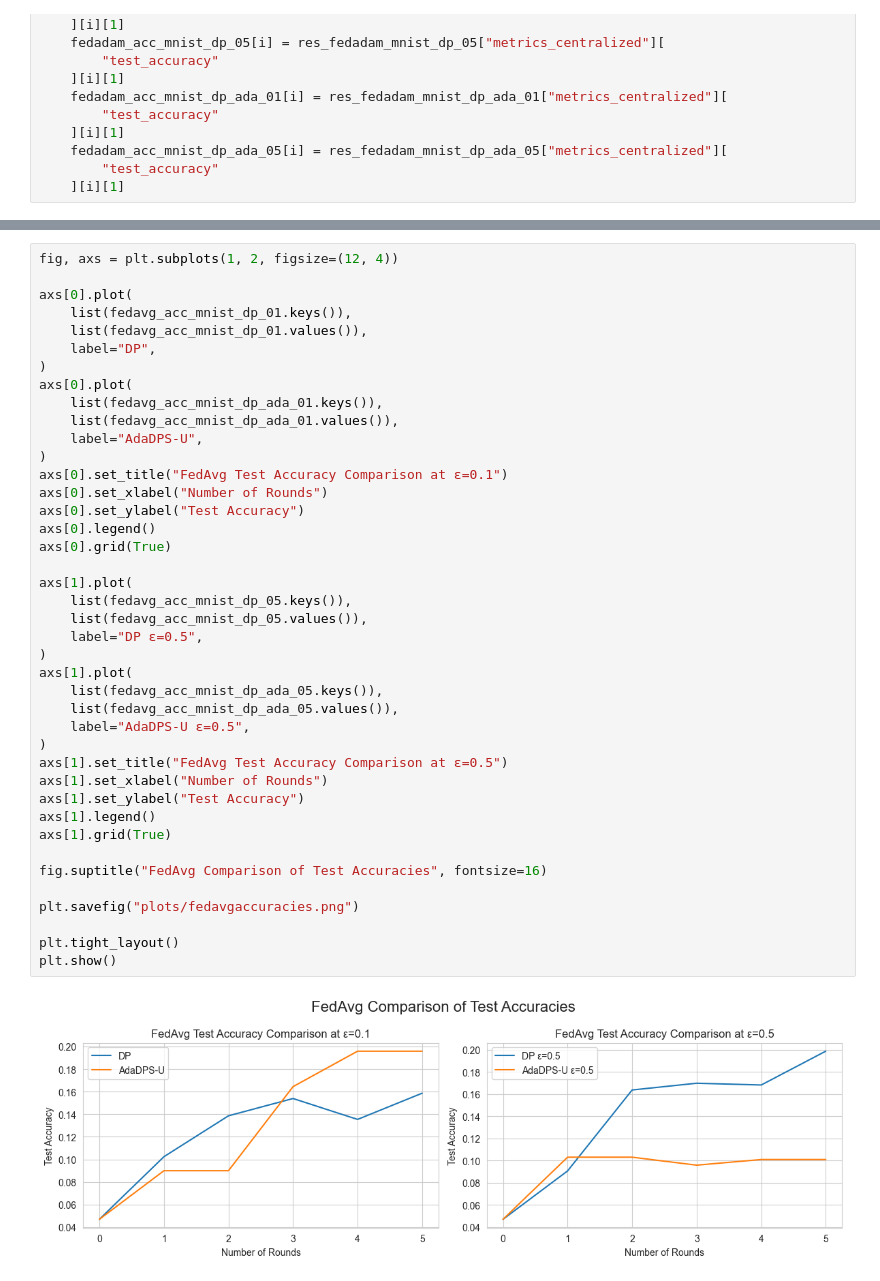
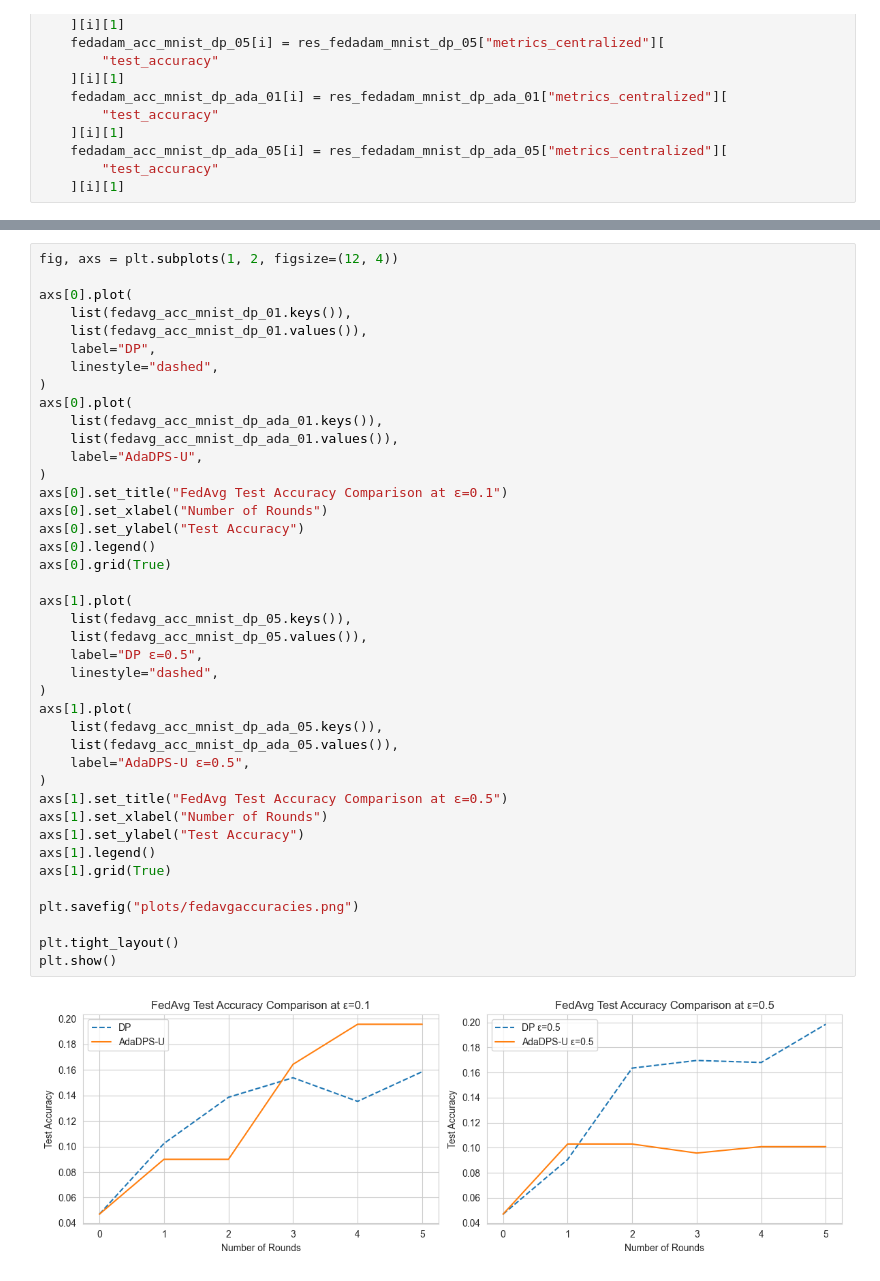
Before and after one commit to elliev7/fl-practical-project, a Jupyter notebook: plotting/data_analysis.ipynb, the cells around one changed output, grey strips where cells are left out. Drawn from its saved outputs; the diff is of its cells as text.

```diff
--- a/plotting/data_analysis.ipynb
+++ b/plotting/data_analysis.ipynb
@@ -271,42 +275,42 @@ axs[0].plot(
     list(fedavg_acc_mnist_dp_01.keys()),
     list(fedavg_acc_mnist_dp_01.values()),
     label="DP",
+    linestyle="dashed",
 )
 axs[0].plot(
     list(fedavg_acc_mnist_dp_ada_01.keys()),
     list(fedavg_acc_mnist_dp_ada_01.values()),
     label="AdaDPS-U",
 )
 axs[0].set_title("FedAvg Test Accuracy Comparison at ε=0.1")
 axs[0].set_xlabel("Number of Rounds")
 axs[0].set_ylabel("Test Accuracy")
 axs[0].legend()
 axs[0].grid(True)
 
 axs[1].plot(
     list(fedavg_acc_mnist_dp_05.keys()),
     list(fedavg_acc_mnist_dp_05.values()),
     label="DP ε=0.5",
+    linestyle="dashed",
 )
 axs[1].plot(
     list(fedavg_acc_mnist_dp_ada_05.keys()),
     list(fedavg_acc_mnist_dp_ada_05.values()),
     label="AdaDPS-U ε=0.5",
 )
 axs[1].set_title("FedAvg Test Accuracy Comparison at ε=0.5")
 axs[1].set_xlabel("Number of Rounds")
 axs[1].set_ylabel("Test Accuracy")
 axs[1].legend()
 axs[1].grid(True)
 
-fig.suptitle("FedAvg Comparison of Test Accuracies", fontsize=16)
-
 plt.savefig("plots/fedavgaccuracies.png")
 
 plt.tight_layout()
 plt.show()
 # %% [output]
-[figure, old version]
+[figure, new version]
 # %%
 fig, axs = plt.subplots(1, 2, figsize=(12, 4))
 
```
Also changed, not shown: parts of 2 cells of this notebook.
